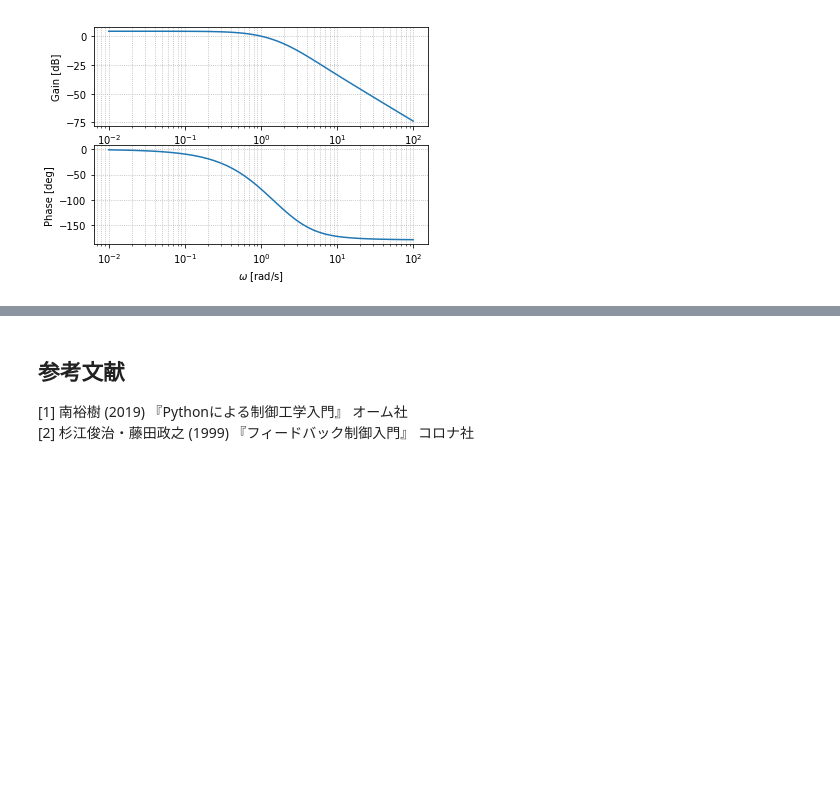
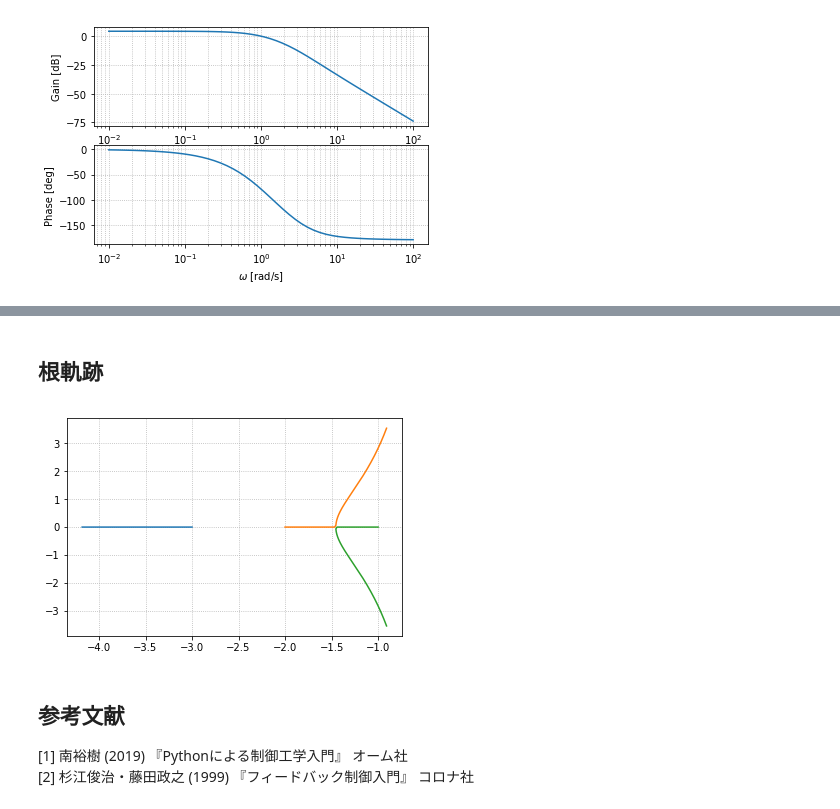
Before and after one commit to AkihiroNomura/Control-Engineering, a Jupyter notebook: notebooks/control_system_characteristics.ipynb, the cells around one changed output, grey strips where cells are left out. Cells and saved outputs as stored; diff of their text form; code cells hidden in the pictures; blank space fills up the shorter version.

```diff
--- a/notebooks/control_system_characteristics.ipynb
+++ b/notebooks/control_system_characteristics.ipynb
@@ -86,3 +97,12 @@ Text(0, 0.5, 'Phase [deg]')
+# %% [markdown]
+## 根軌跡
+# %%
+fig, ax = plt.subplots()
+rlist, klist = rlocus(P, np.arange(0, 5, 0.001), Plot=False)
+ax.plot(rlist.real, rlist.imag)
+ax.grid(ls=':')
+# %% [output]
+[figure, added]
 # %% [markdown]
 ## 参考文献
 [1] 南裕樹 (2019) 『Pythonによる制御工学入門』 オーム社
```
Also changed, not shown: parts of 2 cells of this notebook.
